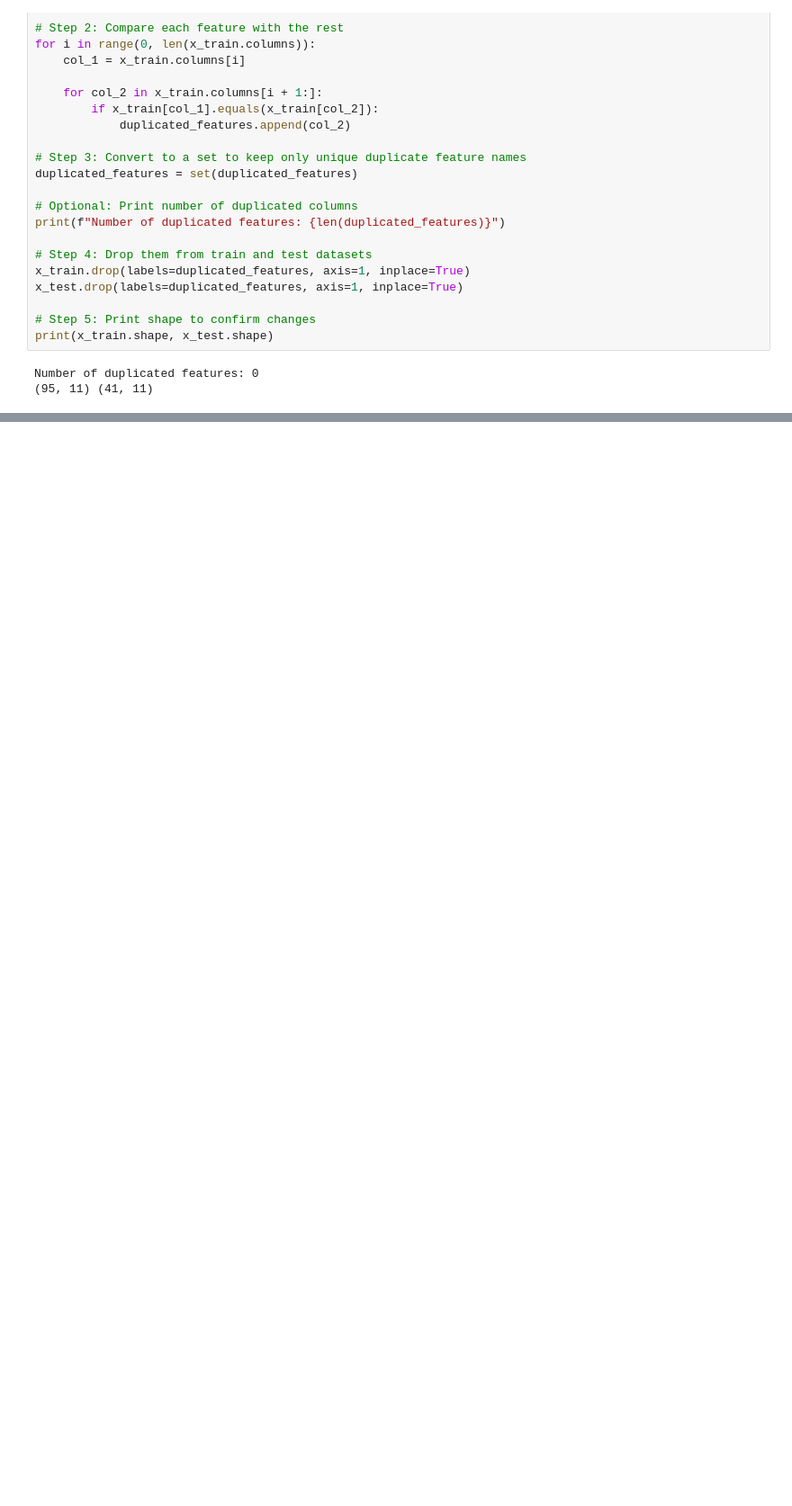
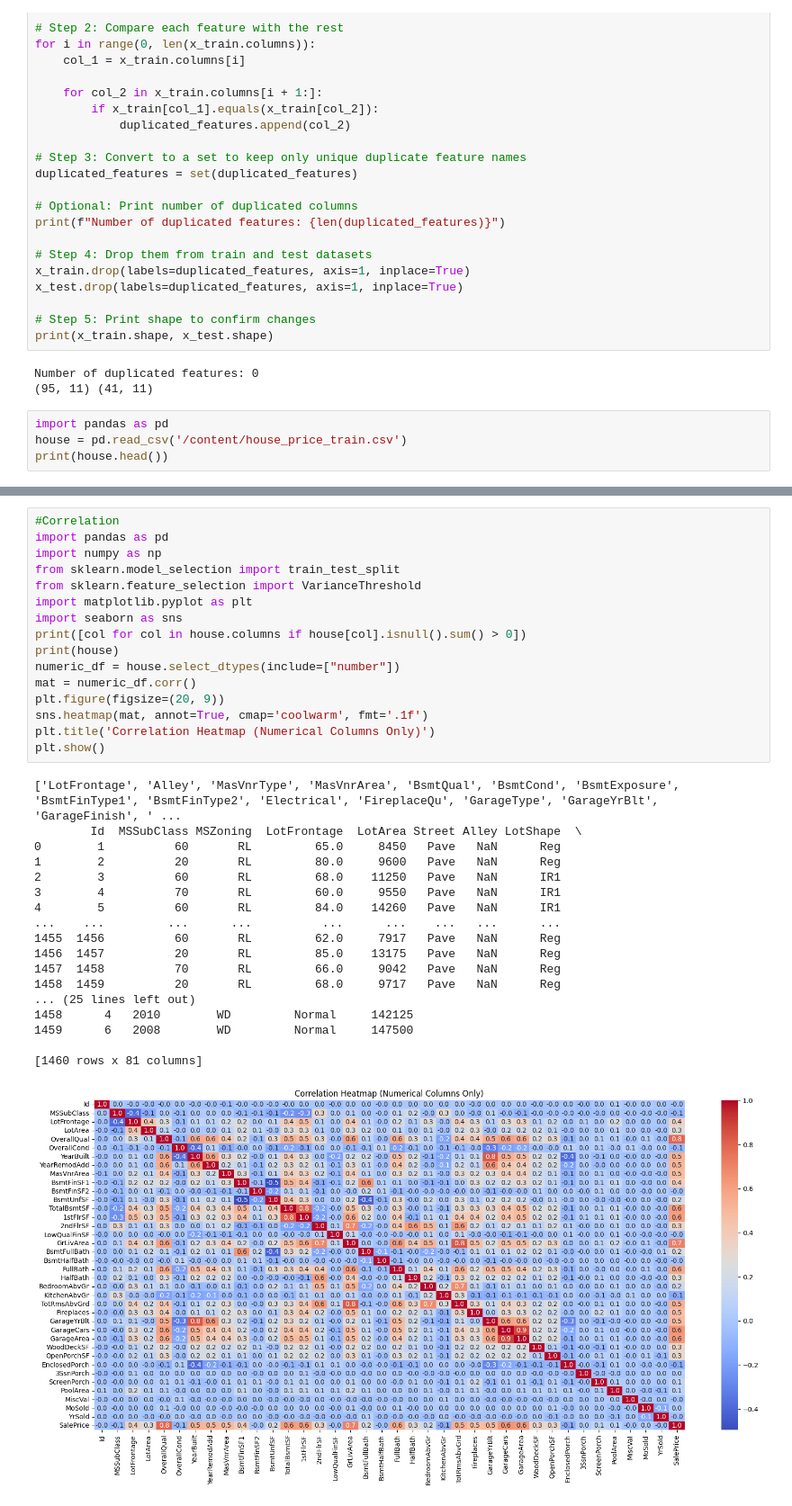
Before and after one commit to Priyanshu27083/ML_lab, a Jupyter notebook: scikit.ipynb, the cells around one changed output, grey strips where cells are left out. Shown at 90% size. Saved outputs shown, nothing was run; the diff lists cells and outputs as text; blank space fills up the shorter version.

```diff
--- a/scikit.ipynb
+++ b/scikit.ipynb
@@ -346,3 +346,7 @@ print(x_train.shape, x_test.shape)
 # %% [output]
 Number of duplicated features: 0
 (95, 11) (41, 11)
+# %%
+import pandas as pd
+house = pd.read_csv('/content/house_price_train.csv')
+print(house.head())
@@ -348,0 +371,35 @@ Number of duplicated features: 0
+# %%
+#Correlation
+import pandas as pd
+import numpy as np
+from sklearn.model_selection import train_test_split
+from sklearn.feature_selection import VarianceThreshold
+import matplotlib.pyplot as plt
+import seaborn as sns
+print([col for col in house.columns if house[col].isnull().sum() > 0])
+print(house)
+numeric_df = house.select_dtypes(include=["number"])
+mat = numeric_df.corr()
+plt.figure(figsize=(20, 9))
+sns.heatmap(mat, annot=True, cmap='coolwarm', fmt='.1f')
+plt.title('Correlation Heatmap (Numerical Columns Only)')
+plt.show()
+# %% [output]
+['LotFrontage', 'Alley', 'MasVnrType', 'MasVnrArea', 'BsmtQual', 'BsmtCond', 'BsmtExposure', 'BsmtFinType1', 'BsmtFinType2', 'Electrical', 'FireplaceQu', 'GarageType', 'GarageYrBlt', 'GarageFinish', ' ...
+        Id  MSSubClass MSZoning  LotFrontage  LotArea Street Alley LotShape  \
+0        1          60       RL         65.0     8450   Pave   NaN      Reg
+1        2          20       RL         80.0     9600   Pave   NaN      Reg
+2        3          60       RL         68.0    11250   Pave   NaN      IR1
+3        4          70       RL         60.0     9550   Pave   NaN      IR1
+4        5          60       RL         84.0    14260   Pave   NaN      IR1
+...    ...         ...      ...          ...      ...    ...   ...      ...
+1455  1456          60       RL         62.0     7917   Pave   NaN      Reg
+1456  1457          20       RL         85.0    13175   Pave   NaN      Reg
+1457  1458          70       RL         66.0     9042   Pave   NaN      Reg
+1458  1459          20       RL         68.0     9717   Pave   NaN      Reg
+... (25 lines left out)
+1458      4   2010        WD         Normal     142125
+1459      6   2008        WD         Normal     147500
+
+[1460 rows x 81 columns]
+[figure, added]
```
Also changed, not shown: parts of 5 cells of this notebook.
